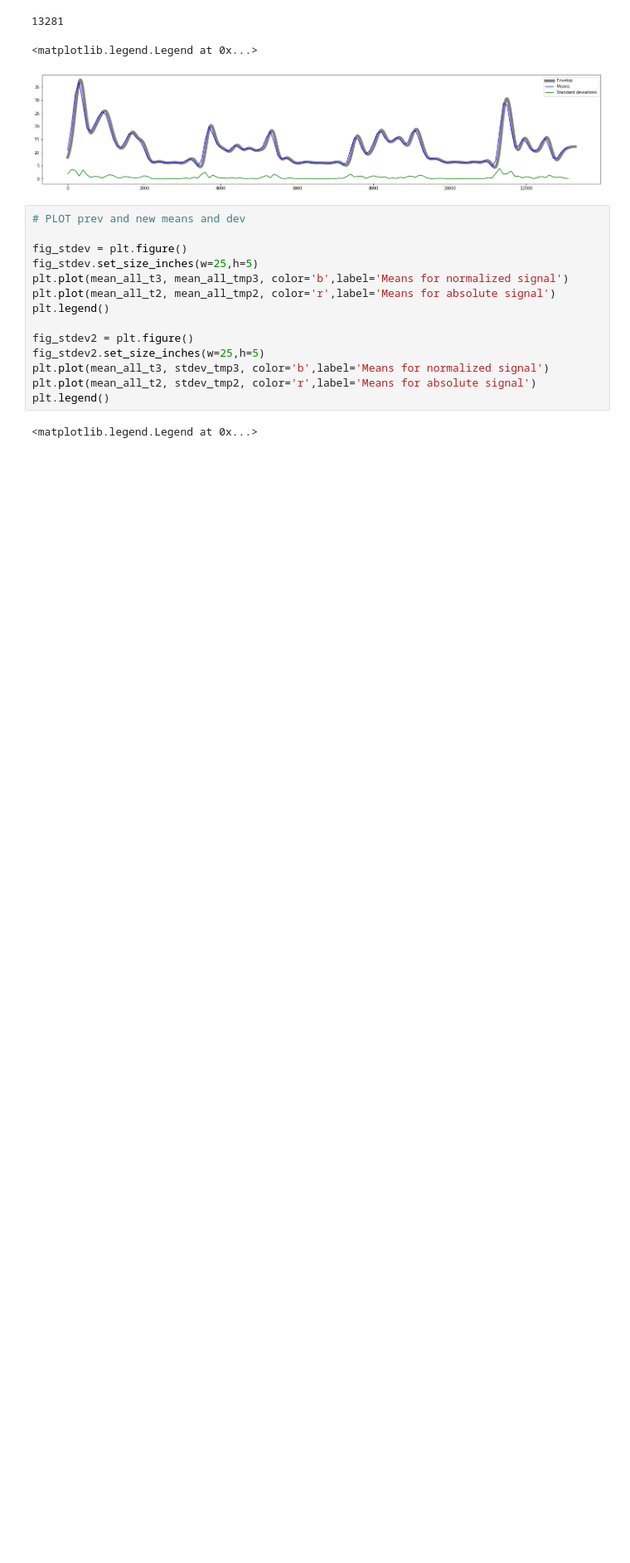
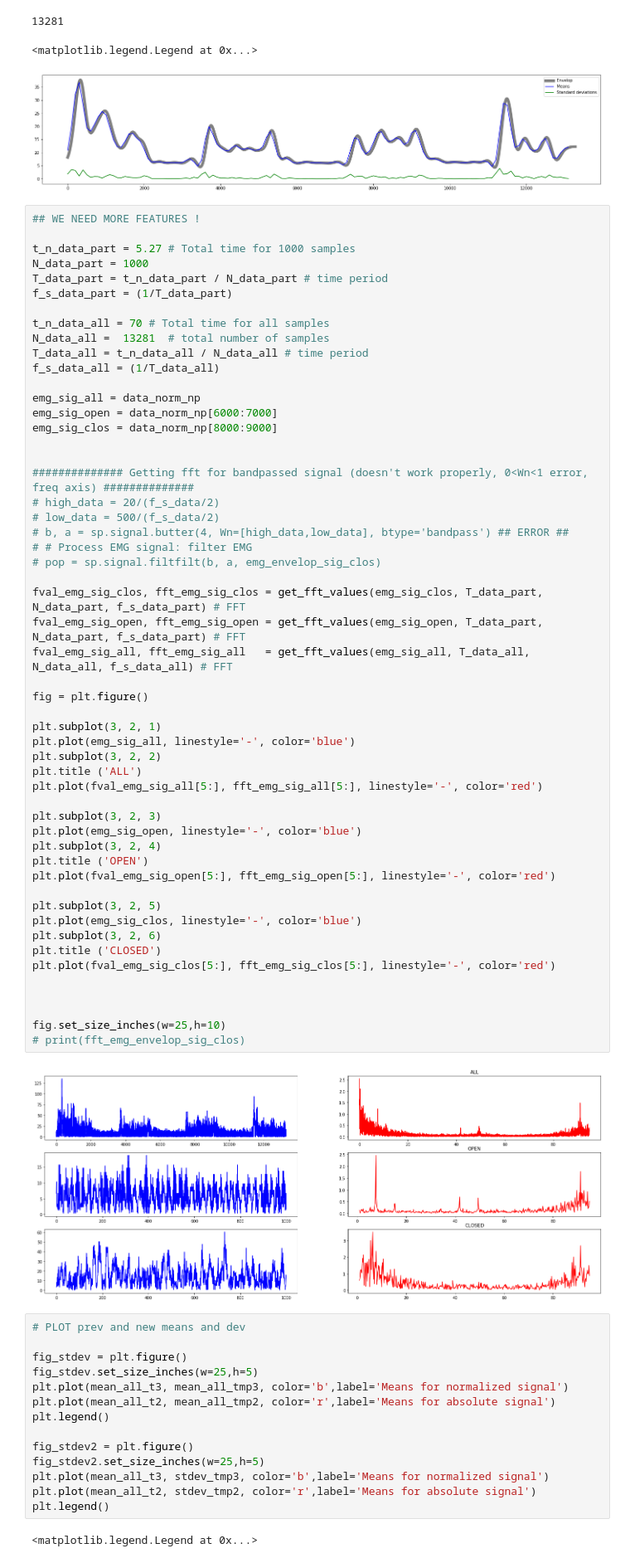
Before and after one commit to redgene/EMG_SignalAnalysis, a Jupyter notebook: EMG_SignalAnalysis_Python.ipynb, the cells around one changed output. Shown at 83% size. Cells and saved outputs as stored; diff of their text form; blank space fills up the shorter version.

```diff
--- a/EMG_SignalAnalysis_Python.ipynb
+++ b/EMG_SignalAnalysis_Python.ipynb
@@ -684,6 +705,61 @@ plt.legend()
 13281
 <matplotlib.legend.Legend at 0x...>
 [figure]
+# %%
+## WE NEED MORE FEATURES !
+
+t_n_data_part = 5.27 # Total time for 1000 samples
+N_data_part = 1000
+T_data_part = t_n_data_part / N_data_part # time period
+f_s_data_part = (1/T_data_part)
+
+t_n_data_all = 70 # Total time for all samples
+N_data_all =  13281  # total number of samples
+T_data_all = t_n_data_all / N_data_all # time period
+f_s_data_all = (1/T_data_all)
+
+emg_sig_all = data_norm_np
+emg_sig_open = data_norm_np[6000:7000]
+emg_sig_clos = data_norm_np[8000:9000]
+
+
+############## Getting fft for bandpassed signal (doesn't work properly, 0<Wn<1 error, freq axis) ##############
+# high_data = 20/(f_s_data/2)
+# low_data = 500/(f_s_data/2)
+# b, a = sp.signal.butter(4, Wn=[high_data,low_data], btype='bandpass') ## ERROR ##
+# # Process EMG signal: filter EMG
+# pop = sp.signal.filtfilt(b, a, emg_envelop_sig_clos)
+
+fval_emg_sig_clos, fft_emg_sig_clos = get_fft_values(emg_sig_clos, T_data_part, N_data_part, f_s_data_part) # FFT
+fval_emg_sig_open, fft_emg_sig_open = get_fft_values(emg_sig_open, T_data_part, N_data_part, f_s_data_part) # FFT
+fval_emg_sig_all, fft_emg_sig_all   = get_fft_values(emg_sig_all, T_data_all, N_data_all, f_s_data_all) # FFT
+
+fig = plt.figure()
+
+plt.subplot(3, 2, 1)
+plt.plot(emg_sig_all, linestyle='-', color='blue')
+plt.subplot(3, 2, 2)
+plt.title ('ALL')
+plt.plot(fval_emg_sig_all[5:], fft_emg_sig_all[5:], linestyle='-', color='red')
+
+plt.subplot(3, 2, 3)
+plt.plot(emg_sig_open, linestyle='-', color='blue')
+plt.subplot(3, 2, 4)
+plt.title ('OPEN')
+plt.plot(fval_emg_sig_open[5:], fft_emg_sig_open[5:], linestyle='-', color='red')
+
+plt.subplot(3, 2, 5)
+plt.plot(emg_sig_clos, linestyle='-', color='blue')
+plt.subplot(3, 2, 6)
+plt.title ('CLOSED')
+plt.plot(fval_emg_sig_clos[5:], fft_emg_sig_clos[5:], linestyle='-', color='red')
+
+
+
+fig.set_size_inches(w=25,h=10)
+# print(fft_emg_envelop_sig_clos)
+# %% [output]
+[figure, added]
 # %%
 # PLOT prev and new means and dev
 
```
Also changed, not shown: parts of 21 cells of this notebook.
